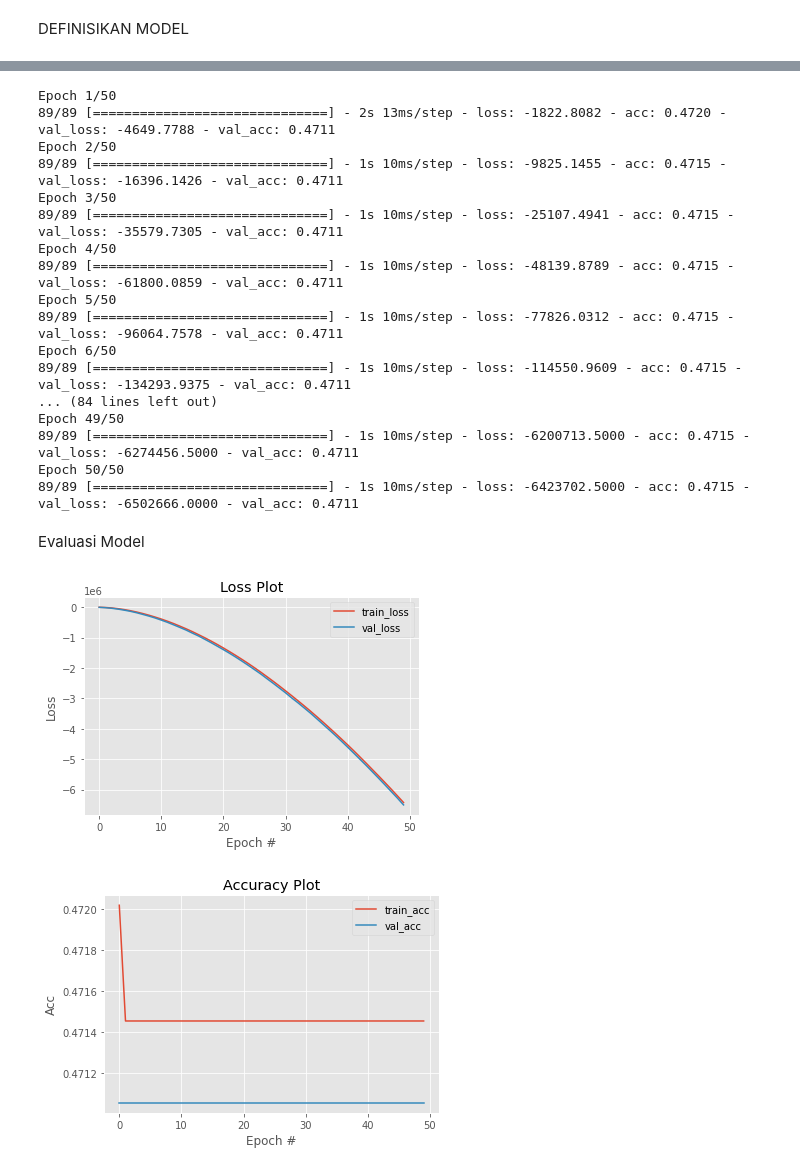
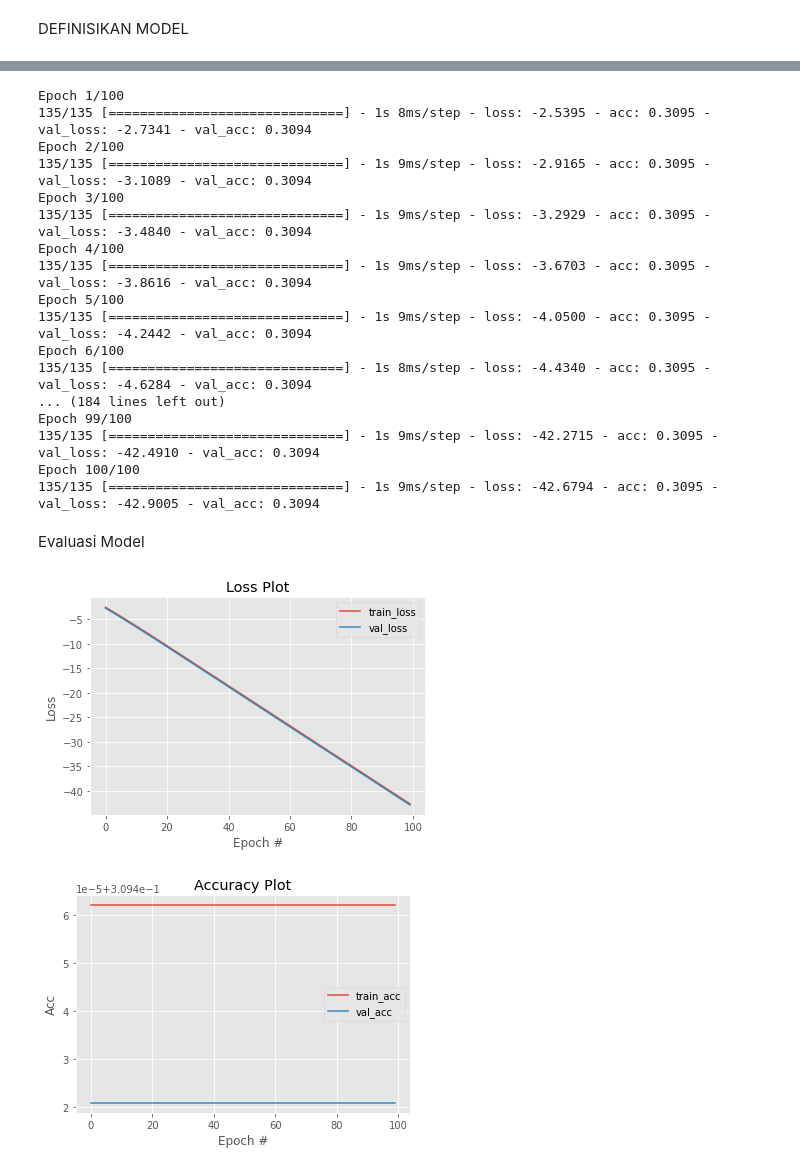
Before and after one commit to jodysuseno/PraktikumML_073-076, a Jupyter notebook: tugas/Tugas_3_Klasifikasi_ANN.ipynb, the cells around one changed output, grey strips where cells are left out. Saved outputs shown, nothing was run; the diff lists cells and outputs as text; code cells hidden in the pictures.

```diff
--- a/tugas/Tugas_3_Klasifikasi_ANN.ipynb
+++ b/tugas/Tugas_3_Klasifikasi_ANN.ipynb
@@ -261,10 +234,10 @@ train_label = np.array(train_label)
 val_data = []
 val_label = []
 
-vali_dir=os.path.join('/content/model_cell_images/valid')
+vali_dir=os.path.join('/content/CornLeafSplited/valid')
 for r, d, f in os.walk(vali_dir):
     for file in f:
-        if ".JPG" in file:
+        if ".jpg" in file:
             imagePath = os.path.join(r, file)
             image = cv2.imread(imagePath)
             image = cv2.resize(image, (150,150))
@@ -316,9 +288,11 @@ from tensorflow.keras import Model
 # %%
 # Buat model dengan 1 input layer, 1 hidden layer, dan 1 output layer
 img_input = layers.Input(shape=(150, 150, 3)) # layer input
-x = layers.Flatten()(img_input) # ubah dari matriks 150x150x3 menjadi vektor
-x = layers.Dense(128, activation='relu')(x) # hidden layer 1 dengan 128 neuron
-output = layers.Dense(1, activation='sigmoid')(x) # output layer dengan 1 neuron (binary)
+x = layers.Flatten()(img_input)
+x = layers.Dense(12, input_dim=8, activation='relu')(x)
+x = layers.Dense(8, activation='sigmoid')(x)
+output = layers.Dense(1, activation='sigmoid')(x)
 
-# Definisikan modelnya
+#menampilkan summary
 model = Model(img_input, output)
+model.summary()
@@ -325,57 +318,58 @@ model = Model(img_input, output)
 # %%
+# Compiler model menggunakan Adam optimizer
 from tensorflow.keras.optimizers import Adam
 
-# Compile model
+
 model.compile(loss='binary_crossentropy',
-              optimizer=Adam(lr=0.001),
+              optimizer=Adam(lr=0.00146),
               metrics=['acc'])
 # %%
-H = model.fit(x_train, y_train, batch_size=20, epochs=50, validation_data=(x_val, y_val))
+H = model.fit(x_train, y_train, batch_size=20, epochs=100, validation_data=(x_val, y_val))
 # %% [output]
-Epoch 1/50
-89/89 [==============================] - 2s 13ms/step - loss: -1822.8082 - acc: 0.4720 - val_loss: -4649.7788 - val_acc: 0.4711
-Epoch 2/50
-89/89 [==============================] - 1s 10ms/step - loss: -9825.1455 - acc: 0.4715 - val_loss: -16396.1426 - val_acc: 0.4711
-Epoch 3/50
-89/89 [==============================] - 1s 10ms/step - loss: -25107.4941 - acc: 0.4715 - val_loss: -35579.7305 - val_acc: 0.4711
-Epoch 4/50
-89/89 [==============================] - 1s 10ms/step - loss: -48139.8789 - acc: 0.4715 - val_loss: -61800.0859 - val_acc: 0.4711
-Epoch 5/50
-89/89 [==============================] - 1s 10ms/step - loss: -77826.0312 - acc: 0.4715 - val_loss: -96064.7578 - val_acc: 0.4711
-Epoch 6/50
-89/89 [==============================] - 1s 10ms/step - loss: -114550.9609 - acc: 0.4715 - val_loss: -134293.9375 - val_acc: 0.4711
-... (84 lines left out)
-Epoch 49/50
-89/89 [==============================] - 1s 10ms/step - loss: -6200713.5000 - acc: 0.4715 - val_loss: -6274456.5000 - val_acc: 0.4711
-Epoch 50/50
-89/89 [==============================] - 1s 10ms/step - loss: -6423702.5000 - acc: 0.4715 - val_loss: -6502666.0000 - val_acc: 0.4711
+Epoch 1/100
+135/135 [==============================] - 1s 8ms/step - loss: -2.5395 - acc: 0.3095 - val_loss: -2.7341 - val_acc: 0.3094
+Epoch 2/100
+135/135 [==============================] - 1s 9ms/step - loss: -2.9165 - acc: 0.3095 - val_loss: -3.1089 - val_acc: 0.3094
+Epoch 3/100
+135/135 [==============================] - 1s 9ms/step - loss: -3.2929 - acc: 0.3095 - val_loss: -3.4840 - val_acc: 0.3094
+Epoch 4/100
+135/135 [==============================] - 1s 9ms/step - loss: -3.6703 - acc: 0.3095 - val_loss: -3.8616 - val_acc: 0.3094
+Epoch 5/100
+135/135 [==============================] - 1s 9ms/step - loss: -4.0500 - acc: 0.3095 - val_loss: -4.2442 - val_acc: 0.3094
+Epoch 6/100
+135/135 [==============================] - 1s 8ms/step - loss: -4.4340 - acc: 0.3095 - val_loss: -4.6284 - val_acc: 0.3094
+... (184 lines left out)
+Epoch 99/100
+135/135 [==============================] - 1s 9ms/step - loss: -42.2715 - acc: 0.3095 - val_loss: -42.4910 - val_acc: 0.3094
+Epoch 100/100
+135/135 [==============================] - 1s 9ms/step - loss: -42.6794 - acc: 0.3095 - val_loss: -42.9005 - val_acc: 0.3094
 # %% [markdown]
 Evaluasi Model
 # %%
 plt.style.use("ggplot")
 plt.figure()
-plt.plot(np.arange(0, 50), H.history["loss"], label="train_loss")
-plt.plot(np.arange(0, 50), H.history["val_loss"], label="val_loss")
+plt.plot(np.arange(0, 100), H.history["loss"], label="train_loss")
+plt.plot(np.arange(0, 100), H.history["val_loss"], label="val_loss")
 plt.title("Loss Plot")
 plt.xlabel("Epoch #")
 plt.ylabel("Loss")
 plt.legend()
 plt.show()
 # %% [output]
-[figure, old version]
+[figure, new version]
 # %%
 
 plt.style.use("ggplot")
 plt.figure()
-plt.plot(np.arange(0, 50), H.history["acc"], label="train_acc")
-plt.plot(np.arange(0, 50), H.history["val_acc"], label="val_acc")
+plt.plot(np.arange(0, 100), H.history["acc"], label="train_acc")
+plt.plot(np.arange(0, 100), H.history["val_acc"], label="val_acc")
 plt.title("Accuracy Plot")
 plt.xlabel("Epoch #")
 plt.ylabel("Acc")
 plt.legend()
 plt.show()
 # %% [output]
-[figure, old version]
+[figure, new version]
 # %%
 from sklearn.metrics import classification_report
 
```
Also changed, not shown: parts of 16 cells of this notebook.
